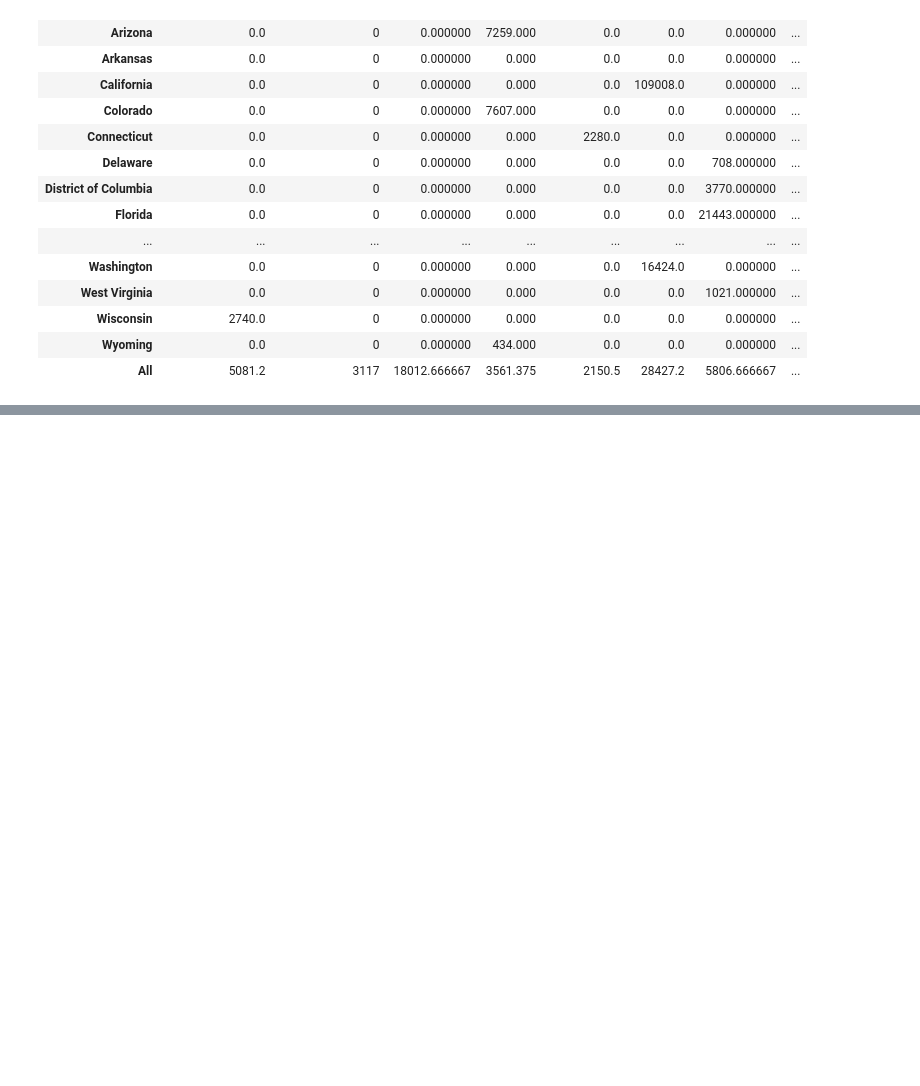
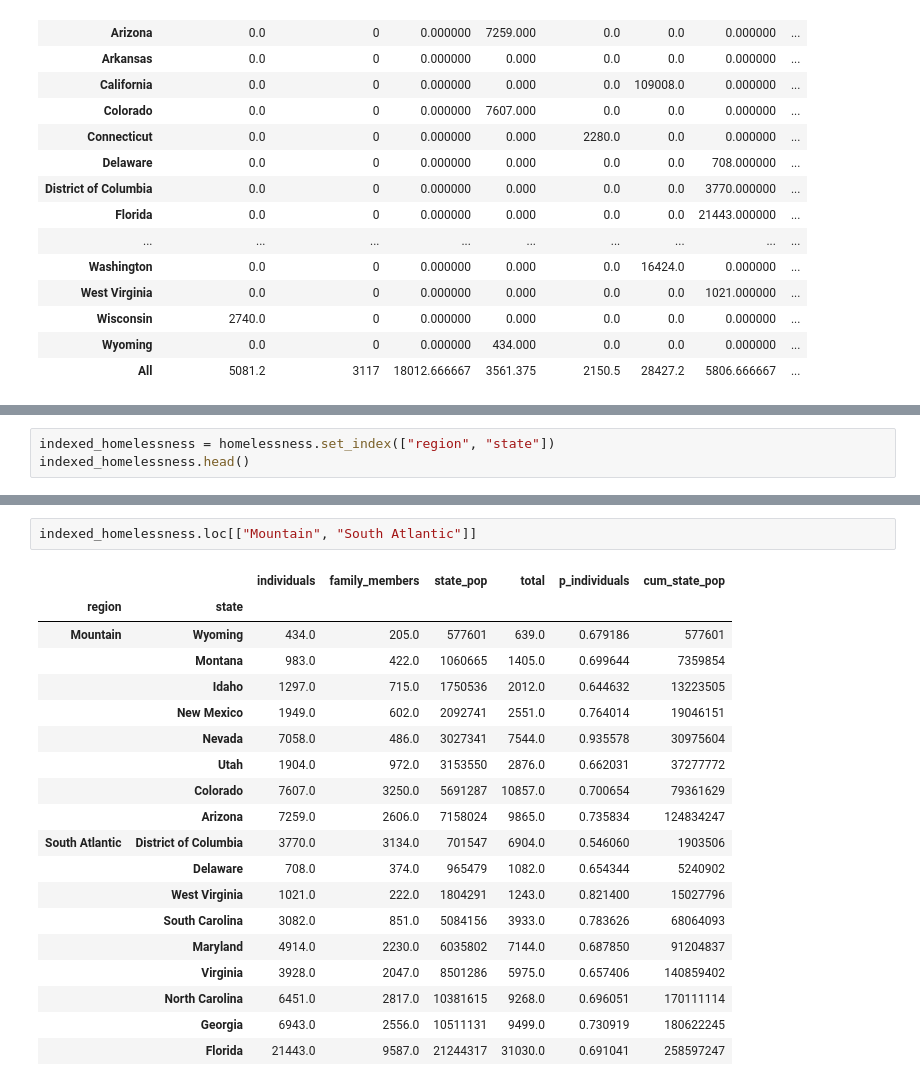
Before and after one commit to mapra99/ds-data-manipulation, a Jupyter notebook: pandas-datacamp.ipynb, the cells around one changed output, grey strips where cells are left out. Cells and saved outputs as stored; diff of their text form; blank space fills up the shorter version.

```diff
--- a/pandas-datacamp.ipynb
+++ b/pandas-datacamp.ipynb
@@ -435,0 +480,3 @@ homelessness.pivot_table(
+# %%
+indexed_homelessness = homelessness.set_index(["region", "state"])
+indexed_homelessness.head()
@@ -435,0 +498,22 @@ homelessness.pivot_table(
+# %%
+indexed_homelessness.loc[["Mountain", "South Atlantic"]]
+# %% [output]
+|  |  | individuals | family_members | state_pop | total | p_individuals | cum_state_pop |
+| region | state |  |  |  |  |  |  |
+| Mountain | Wyoming | 434.0 | 205.0 | 577601 | 639.0 | 0.679186 | 577601 |
+|  | Montana | 983.0 | 422.0 | 1060665 | 1405.0 | 0.699644 | 7359854 |
+|  | Idaho | 1297.0 | 715.0 | 1750536 | 2012.0 | 0.644632 | 13223505 |
+|  | New Mexico | 1949.0 | 602.0 | 2092741 | 2551.0 | 0.764014 | 19046151 |
+|  | Nevada | 7058.0 | 486.0 | 3027341 | 7544.0 | 0.935578 | 30975604 |
+|  | Utah | 1904.0 | 972.0 | 3153550 | 2876.0 | 0.662031 | 37277772 |
+|  | Colorado | 7607.0 | 3250.0 | 5691287 | 10857.0 | 0.700654 | 79361629 |
+|  | Arizona | 7259.0 | 2606.0 | 7158024 | 9865.0 | 0.735834 | 124834247 |
+| South Atlantic | District of Columbia | 3770.0 | 3134.0 | 701547 | 6904.0 | 0.546060 | 1903506 |
+|  | Delaware | 708.0 | 374.0 | 965479 | 1082.0 | 0.654344 | 5240902 |
+|  | West Virginia | 1021.0 | 222.0 | 1804291 | 1243.0 | 0.821400 | 15027796 |
+|  | South Carolina | 3082.0 | 851.0 | 5084156 | 3933.0 | 0.783626 | 68064093 |
+|  | Maryland | 4914.0 | 2230.0 | 6035802 | 7144.0 | 0.687850 | 91204837 |
+|  | Virginia | 3928.0 | 2047.0 | 8501286 | 5975.0 | 0.657406 | 140859402 |
+|  | North Carolina | 6451.0 | 2817.0 | 10381615 | 9268.0 | 0.696051 | 170111114 |
+|  | Georgia | 6943.0 | 2556.0 | 10511131 | 9499.0 | 0.730919 | 180622245 |
+|  | Florida | 21443.0 | 9587.0 | 21244317 | 31030.0 | 0.691041 | 258597247 |
```
Also changed, not shown: parts of 11 cells of this notebook.
